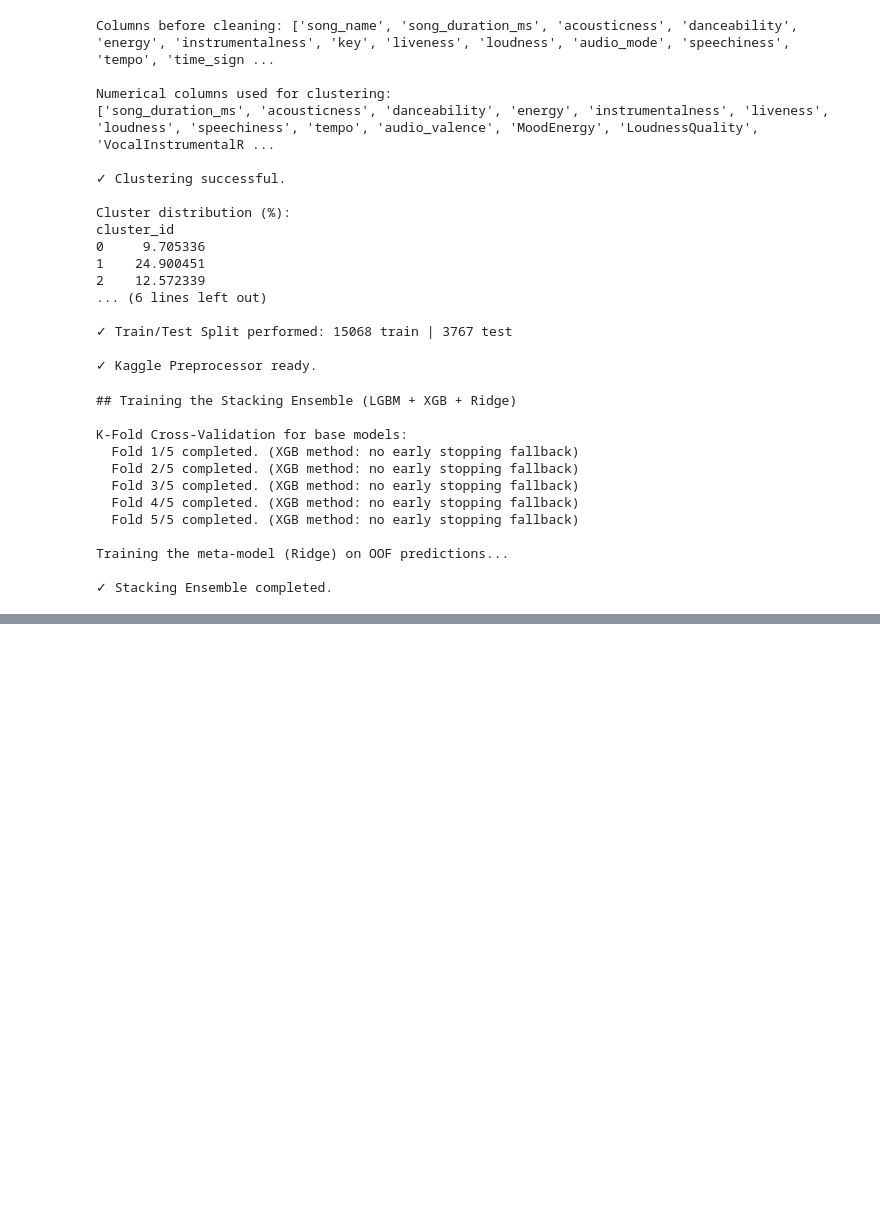
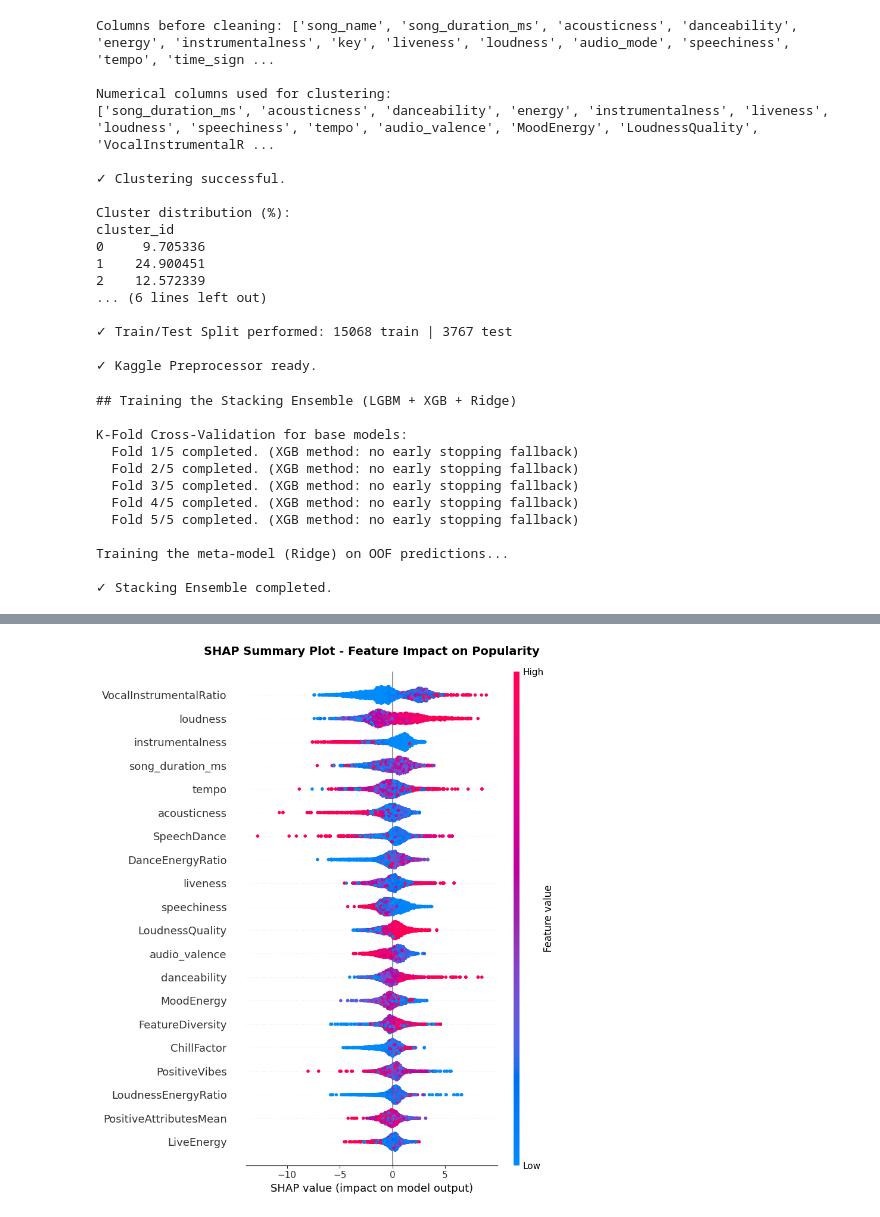
Before and after one commit to theobled/Project-Machine_Learning, a Jupyter notebook: Projet_Machine_Learning.ipynb, the cells around one changed output, grey strips where cells are left out. Cells and saved outputs as stored; diff of their text form; code cells hidden in the pictures; blank space fills up the shorter version.

```diff
--- a/Projet_Machine_Learning.ipynb
+++ b/Projet_Machine_Learning.ipynb
@@ -1172,0 +1227,92 @@ Displaying comparison table (if previous variables exist)...
+# %%
+# SHAP Analysis (Model Explanation)
+
+print("## SHAP Analysis - Explaining Feature Importance")
+
+# Train a final LightGBM model on the pre-processed data for SHAP
+print("\nTraining final LightGBM model for SHAP...")
+
+# Re-define the preprocessor using the extended categorical columns (cat_cols_extended)
+# and the final numerical columns (num_cols) from Cell 3/4.
+preprocessor_final = ColumnTransformer(
+    transformers=[
+        ('num', StandardScaler(), num_cols),
+        # Use the extended list that includes 'cluster_id'
+        ('cat', OneHotEncoder(handle_unknown='ignore', drop='first'), cat_cols_extended)
+    ]
+)
+
+# Transform the training and test data
+X_train_proc_final = preprocessor_final.fit_transform(X_train_kg)
+X_test_proc_final = preprocessor_final.transform(X_test_kg)
+
+# Fit the LGBM model (using the parameters defined in Cell 4)
+lgbm_final = lgb.LGBMRegressor(**lgbm_params)
+lgbm_final.fit(X_train_proc_final, y_train_kg)
+
+# --- SHAP Value Calculation ---
+
+# 1. Retrieve feature names after preprocessing
+# Numerical features + names of one-hot encoded categorical features
+encoded_cat = preprocessor_final.named_transformers_['cat'].get_feature_names_out(cat_cols_extended)
+all_feature_names = num_cols + list(encoded_cat)
+
+# Convert the processed test data back to a DataFrame for easy SHAP plotting
+X_test_df = pd.DataFrame(X_test_proc_final, columns=all_feature_names)
+
+# Calculate SHAP values
+print("Calculating SHAP values... (may take a moment)")
+explainer = shap.TreeExplainer(lgbm_final)
+shap_values = explainer.shap_values(X_test_df)
+print("✓ SHAP values calculated.")
+
+# --- SHAP Visualizations ---
+
+# 1. Summary Plot (Importance and Direction)
+print("\n[1/2] SHAP Summary Plot - Overview")
+plt.figure(figsize=(12, 10))
+shap.summary_plot(shap_values, X_test_df, show=False, max_display=20)
+plt.title("SHAP Summary Plot - Feature Impact on Popularity",
+          fontsize=14, fontweight='bold', pad=20)
+plt.tight_layout()
+plt.show() #
+
+# 2. Bar Plot (Global Importance)
+print("\n[2/2] SHAP Bar Plot - Average Global Importance")
+plt.figure(figsize=(10, 8))
+shap.summary_plot(shap_values, X_test_df, plot_type="bar",
+                  show=False, max_display=20)
+plt.title("Average Feature Importance (SHAP)",
+          fontsize=14, fontweight='bold')
+plt.tight_layout()
+plt.show() #
+
+# --- Analysis of Feature Contribution ---
+
+# Identify which features are engineered (Part 2) vs original (Part 1)
+new_features = [col for col in X_train_kg.columns if col not in original_df.columns and col != 'cluster_id']
+new_features_shap = []
+original_features_shap = []
+
+for i, feat in enumerate(all_feature_names):
+    mean_abs_shap = np.abs(shap_values[:, i]).mean()
+    is_new = any(new_feat in feat for new_feat in new_features) or 'cluster_id' in feat
+
+    if is_new:
+        new_features_shap.append((feat, mean_abs_shap))
+    else:
+        original_features_shap.append((feat, mean_abs_shap))
+
+total_original = sum(imp for _, imp in original_features_shap)
+total_new = sum(imp for _, imp in new_features_shap)
+total = total_original + total_new
+
+print(f"\n📊 Importance Distribution (based on mean absolute SHAP importance):")
+print(f"  Original features (e.g., loudness, energy): {total_original/total*100:.1f}%")
+print(f"  Engineered features (Moodscore, Ratios, Cluster):  {total_new/total*100:.1f}%")
+
+print(f"\nTop 5 Most Important Features (all types combined):")
+all_shap = sorted(original_features_shap + new_features_shap, key=lambda x: x[1], reverse=True)
+for i, (feat, imp) in enumerate(all_shap[:5], 1):
+     print(f"  {i:2d}. {feat:35s} : {imp:.5f}")
+# %% [output]
@@ -1172,0 +1326 @@ Displaying comparison table (if previous variables exist)...
+[figure, added]
```
Also changed, not shown: parts of 2 cells of this notebook.
